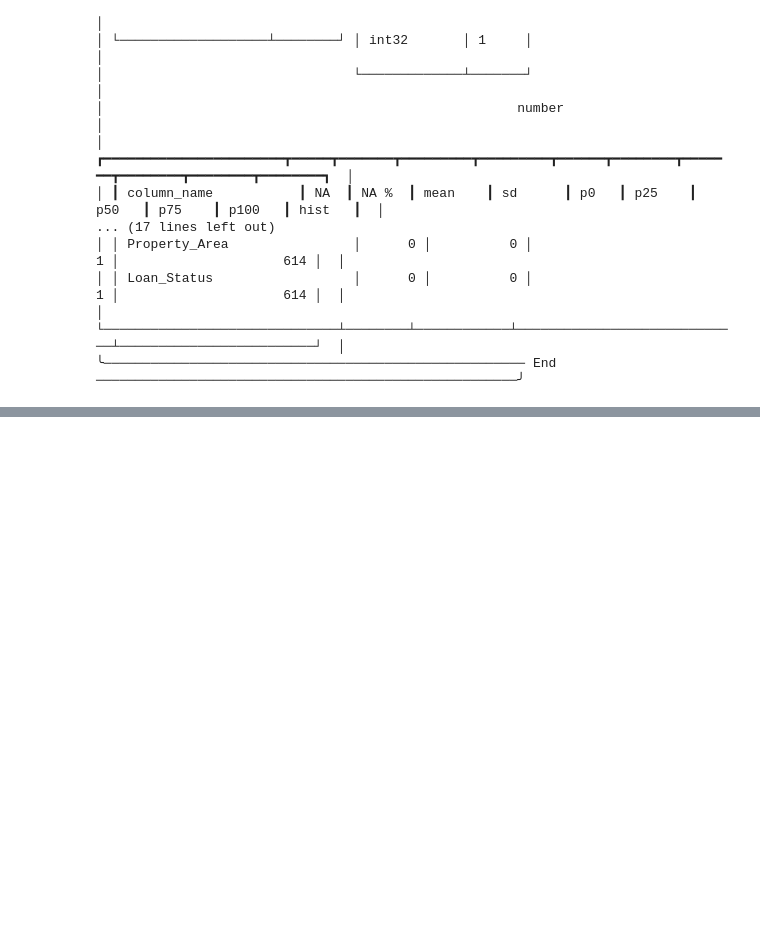
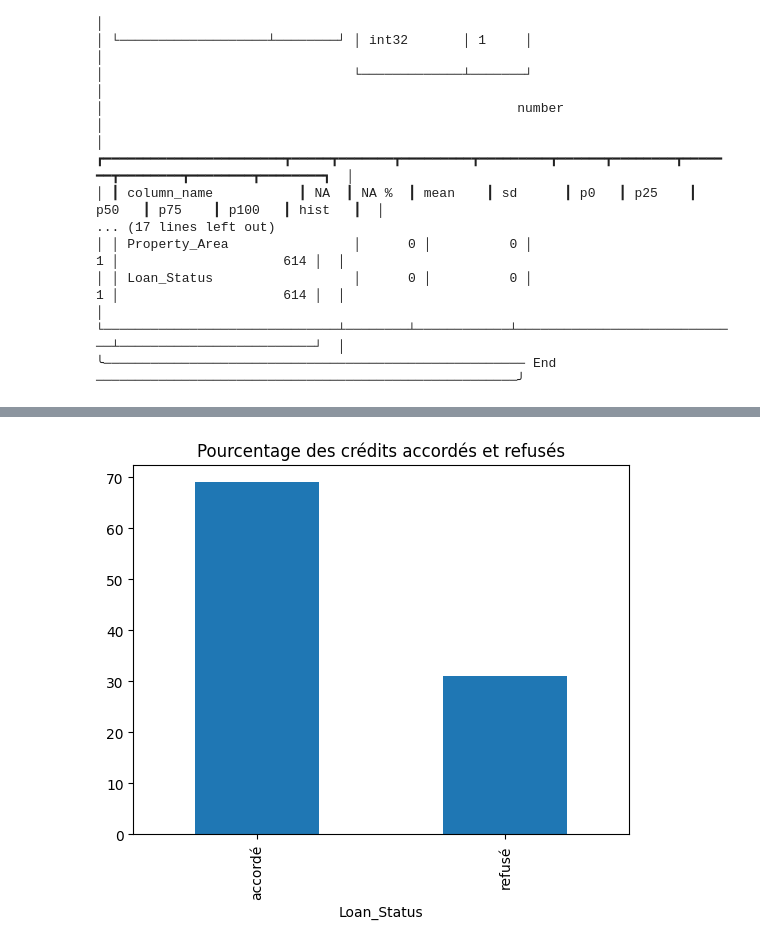
Before and after one commit to Patrick-NII/Analyse_Credits, a Jupyter notebook: feature.ipynb, the cells around one changed output, grey strips where cells are left out. Cells and saved outputs as stored; diff of their text form; code cells hidden in the pictures; blank space fills up the shorter version.

Commit message:
Distribution de la variable cible

```diff
--- a/feature.ipynb
+++ b/feature.ipynb
@@ -123,0 +124,16 @@ for i, col in enumerate(features_cat, 1):
+# %%
+# Remplacement des valeurs de la variable cible par des valeurs plus explicites (accordé, refusé) avec np.where et np.select
+conditions = [
+    df['Loan_Status'].isin(['Y', 'N'])
+]
+values = [
+    np.where(df['Loan_Status'] == 'Y', 'accordé', 'refusé')
+]
+
+# np.where pour remplacer les valeurs
+df['Loan_Status'] = np.select(conditions, values, default='inconnu')
+# %%
+# Distribution de la variable cible en pourcentage
+loan_status = round(df['Loan_Status'].value_counts(normalize=True) * 100, 0).plot(kind='bar', title='Pourcentage des crédits accordés et refusés')
+# %% [output]
+[figure, added]
```
Also changed, not shown: parts of 1 cell of this notebook.
